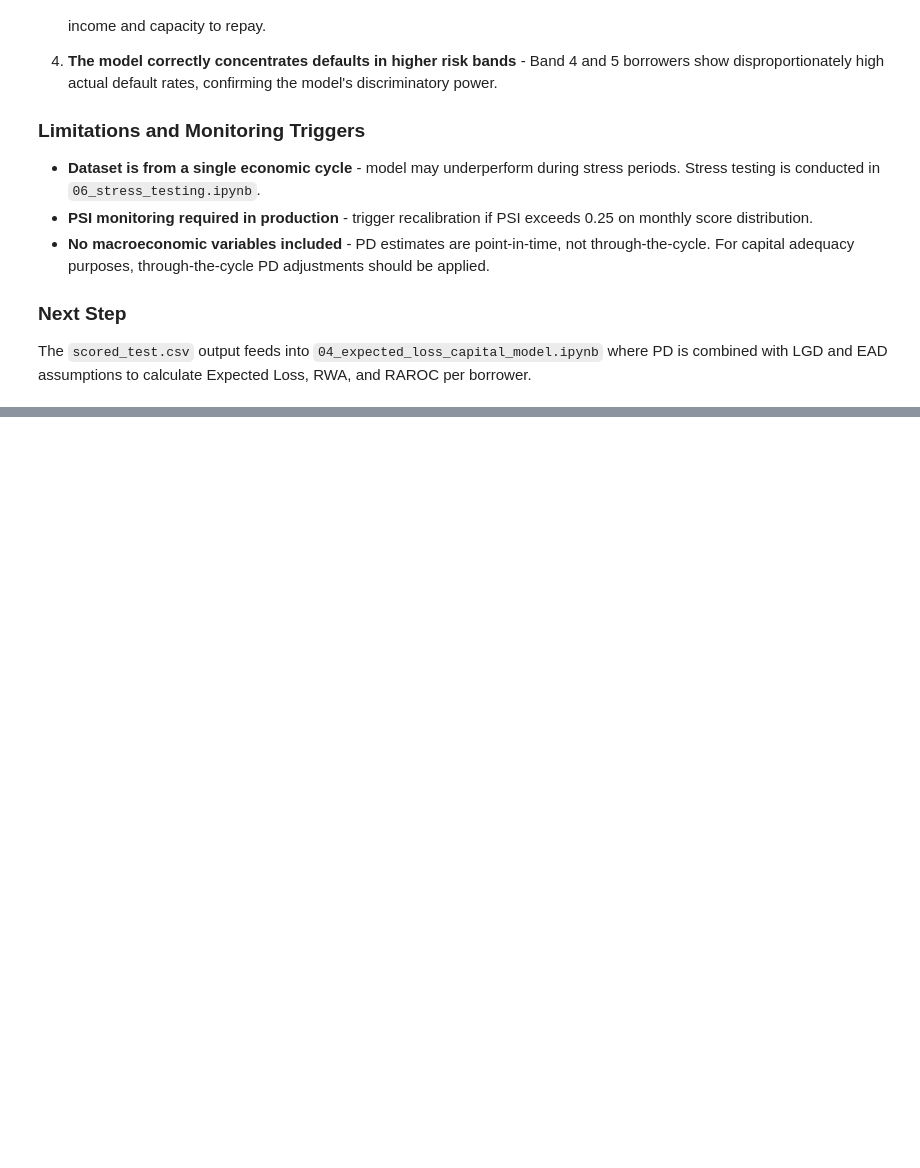
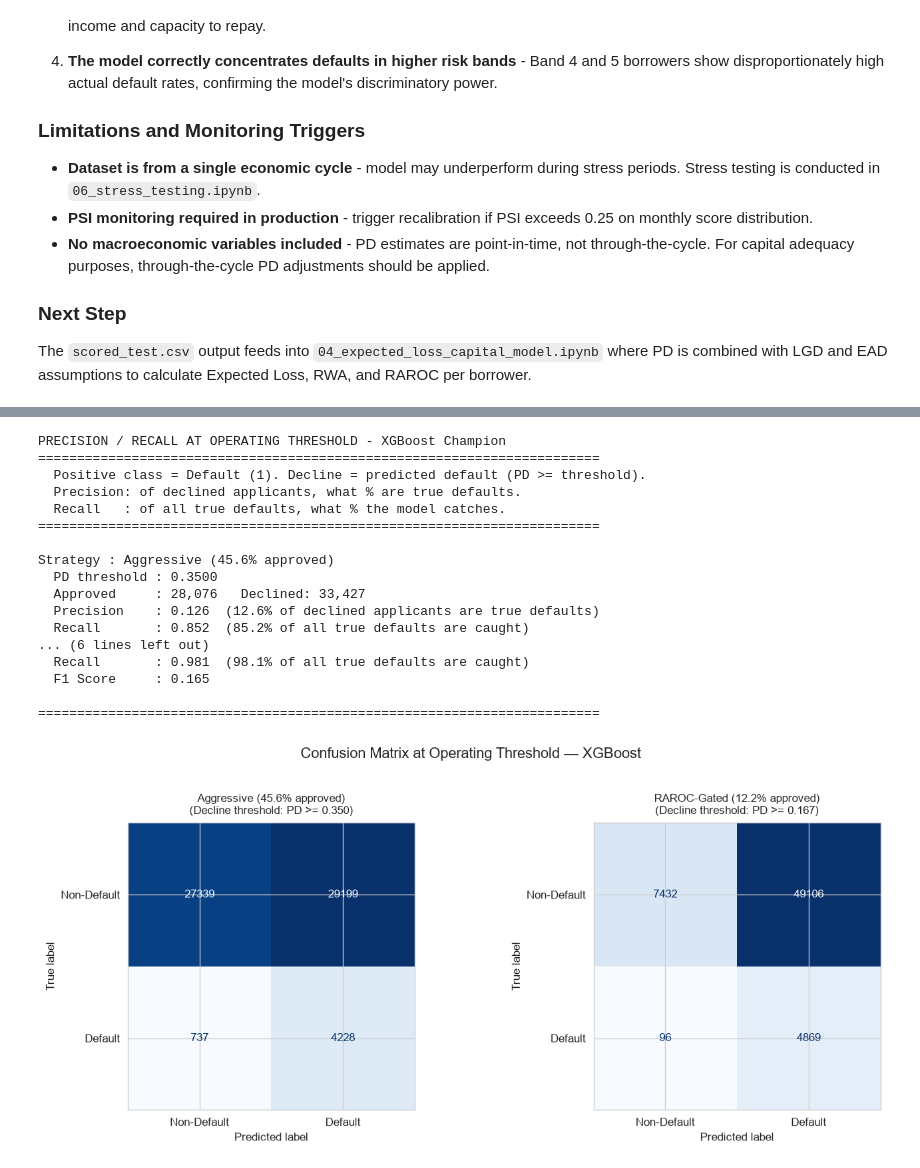
Before and after one commit to hiralsarkar/AI-Credit-Intelligence-System, a Jupyter notebook: 01_module_a_application_risk/02_notebooks/02_credit_risk_model.ipynb, the cells around one changed output, grey strips where cells are left out. Cells and saved outputs as stored; diff of their text form; code cells hidden in the pictures; blank space fills up the shorter version.

```diff
--- a/01_module_a_application_risk/02_notebooks/02_credit_risk_model.ipynb
+++ b/01_module_a_application_risk/02_notebooks/02_credit_risk_model.ipynb
@@ -589,0 +763,69 @@ The `scored_test.csv` output feeds into `04_expected_loss_capital_model.ipynb` w
+# %%
+from sklearn.metrics import precision_score, recall_score, f1_score, ConfusionMatrixDisplay
+
+# Operating PD thresholds: approve borrowers below threshold, decline at-or-above
+# Threshold is the percentile of PD that corresponds to each strategy's approval rate
+STRATEGIES = {
+    "Aggressive (45.6% approved)":    np.percentile(xgb_pd_test, 45.65),
+    "RAROC-Gated (12.2% approved)":   np.percentile(xgb_pd_test, 12.24),
+}
+
+print("PRECISION / RECALL AT OPERATING THRESHOLD - XGBoost Champion")
+print("=" * 72)
+print("  Positive class = Default (1). Decline = predicted default (PD >= threshold).")
+print("  Precision: of declined applicants, what % are true defaults.")
+print("  Recall   : of all true defaults, what % the model catches.")
+print("=" * 72)
+
+pr_results = []
+for strategy, threshold in STRATEGIES.items():
+    y_pred    = (xgb_pd_test >= threshold).astype(int)
+    prec      = precision_score(y_test, y_pred, zero_division=0)
+    rec       = recall_score(y_test, y_pred, zero_division=0)
+    f1        = f1_score(y_test, y_pred, zero_division=0)
+    approved  = int((xgb_pd_test < threshold).sum())
+    declined  = int((xgb_pd_test >= threshold).sum())
+    print(f"\nStrategy : {strategy}")
+    print(f"  PD threshold : {threshold:.4f}")
+    print(f"  Approved     : {approved:,}   Declined: {declined:,}")
+    print(f"  Precision    : {prec:.3f}  ({prec:.1%} of declined applicants are true defaults)")
+    print(f"  Recall       : {rec:.3f}  ({rec:.1%} of all true defaults are caught)")
+    print(f"  F1 Score     : {f1:.3f}")
+    pr_results.append((strategy, threshold, prec, rec, f1))
+
+print("\n" + "=" * 72)
+
+fig, axes = plt.subplots(1, 2, figsize=(12, 5))
+for ax, (strat, thr, _, _, _) in zip(axes, pr_results):
+    y_p = (xgb_pd_test >= thr).astype(int)
+    ConfusionMatrixDisplay.from_predictions(
+        y_test, y_p,
+        display_labels=["Non-Default", "Default"],
+        colorbar=False,
+        cmap="Blues",
+        ax=ax
+    )
+    ax.set_title(f"{strat}\n(Decline threshold: PD >= {thr:.3f})", fontsize=10, pad=8)
+
+plt.suptitle("Confusion Matrix at Operating Threshold - XGBoost", fontsize=13, y=1.02)
+plt.tight_layout()
+plt.show()
+# %% [output]
+PRECISION / RECALL AT OPERATING THRESHOLD - XGBoost Champion
+========================================================================
+  Positive class = Default (1). Decline = predicted default (PD >= threshold).
+  Precision: of declined applicants, what % are true defaults.
+  Recall   : of all true defaults, what % the model catches.
+========================================================================
+
+Strategy : Aggressive (45.6% approved)
+  PD threshold : 0.3500
+  Approved     : 28,076   Declined: 33,427
+  Precision    : 0.126  (12.6% of declined applicants are true defaults)
+  Recall       : 0.852  (85.2% of all true defaults are caught)
+... (6 lines left out)
+  Recall       : 0.981  (98.1% of all true defaults are caught)
+  F1 Score     : 0.165
+
+========================================================================
+[figure, added]
```
Also changed, not shown: parts of 9 cells of this notebook, 4 other files.
